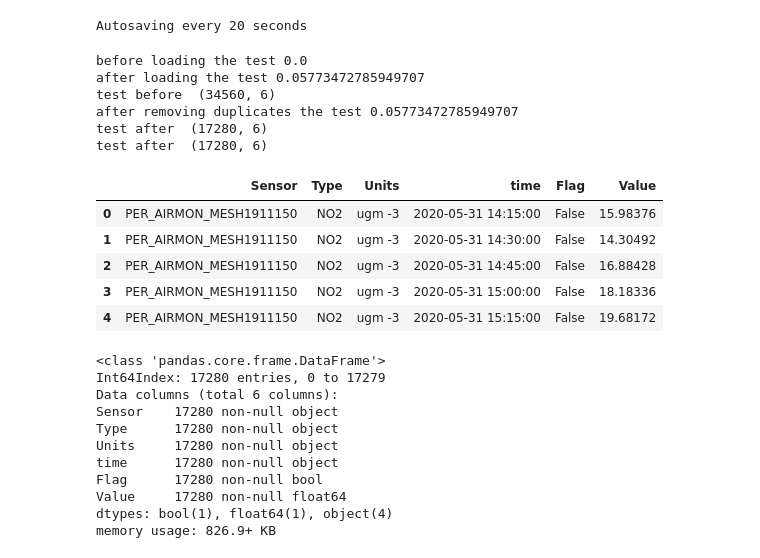
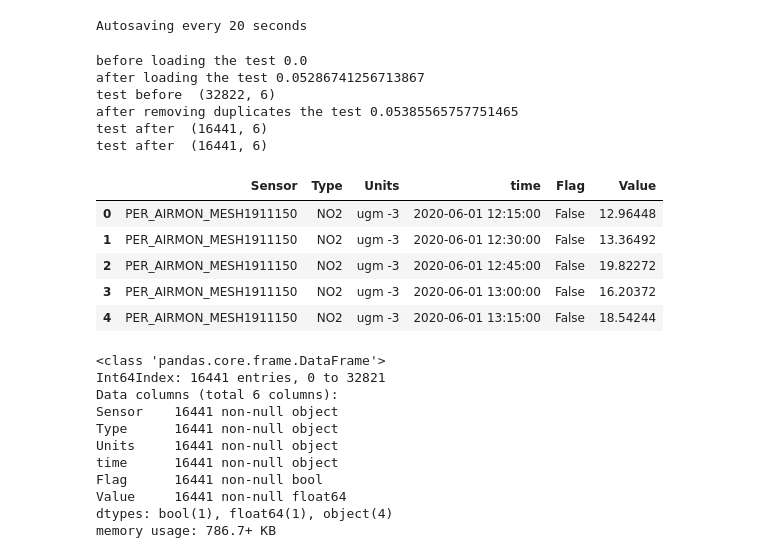
Before and after one commit to stanlypalathingal/MS-dissertaion-project, a Jupyter notebook: trial_data2/dataset_preparation.ipynb, the cells around one changed output. Cells and saved outputs as stored; diff of their text form; code cells hidden in the pictures.

```diff
--- a/trial_data2/dataset_preparation.ipynb
+++ b/trial_data2/dataset_preparation.ipynb
@@ -9,47 +9,47 @@ Autosaving every 20 seconds
 # %%
 # Loading new dataset to remove teh duplicates
 start=time.time()
 end=time.time()
 print("before loading the test",end-start)
-df_t=pd.read_csv("test.csv",delimiter=",",names=["Sensor","Type","Units","time","Flag","Value"])
+df_t=pd.read_csv("C:/Users/HP/OneDrive - Newcastle University/Dissertation/Data_sets/test.csv",delimiter=",",names=["Sensor","Type","Units","time","Flag","Value"])
 end=time.time()
 print("after loading the test",end-start)
 
 print("test before ",df_t.shape)
 # len(df_t.packet_no.unique())
 end=time.time()
 print("after removing duplicates the test",end-start)
 
 # df_t=df_t.drop(["packet_no","Key"],1)
 df_t=df_t.drop_duplicates()
 print("test after ",df_t.shape)
 
 df_t=df_t.drop_duplicates()
 print("test after ",df_t.shape)
 df_t.head(5)
 df_t.info()
 # %% [output]
 before loading the test 0.0
-after loading the test 0.05773472785949707
-test before  (34560, 6)
-after removing duplicates the test 0.05773472785949707
-test after  (17280, 6)
-test after  (17280, 6)
+after loading the test 0.05286741256713867
+test before  (32822, 6)
+after removing duplicates the test 0.05385565757751465
+test after  (16441, 6)
+test after  (16441, 6)
 |  | Sensor | Type | Units | time | Flag | Value |
-| 0 | PER_AIRMON_MESH1911150 | NO2 | ugm -3 | 2020-05-31 14:15:00 | False | 15.98376 |
-| 1 | PER_AIRMON_MESH1911150 | NO2 | ugm -3 | 2020-05-31 14:30:00 | False | 14.30492 |
-| 2 | PER_AIRMON_MESH1911150 | NO2 | ugm -3 | 2020-05-31 14:45:00 | False | 16.88428 |
-| 3 | PER_AIRMON_MESH1911150 | NO2 | ugm -3 | 2020-05-31 15:00:00 | False | 18.18336 |
-| 4 | PER_AIRMON_MESH1911150 | NO2 | ugm -3 | 2020-05-31 15:15:00 | False | 19.68172 |
+| 0 | PER_AIRMON_MESH1911150 | NO2 | ugm -3 | 2020-06-01 12:15:00 | False | 12.96448 |
+| 1 | PER_AIRMON_MESH1911150 | NO2 | ugm -3 | 2020-06-01 12:30:00 | False | 13.36492 |
+| 2 | PER_AIRMON_MESH1911150 | NO2 | ugm -3 | 2020-06-01 12:45:00 | False | 19.82272 |
+| 3 | PER_AIRMON_MESH1911150 | NO2 | ugm -3 | 2020-06-01 13:00:00 | False | 16.20372 |
+| 4 | PER_AIRMON_MESH1911150 | NO2 | ugm -3 | 2020-06-01 13:15:00 | False | 18.54244 |
 <class 'pandas.core.frame.DataFrame'>
-Int64Index: 17280 entries, 0 to 17279
+Int64Index: 16441 entries, 0 to 32821
 Data columns (total 6 columns):
-Sensor    17280 non-null object
-Type      17280 non-null object
-Units     17280 non-null object
-time      17280 non-null object
-Flag      17280 non-null bool
-Value     17280 non-null float64
+Sensor    16441 non-null object
+Type      16441 non-null object
+Units     16441 non-null object
+time      16441 non-null object
+Flag      16441 non-null bool
+Value     16441 non-null float64
 dtypes: bool(1), float64(1), object(4)
-memory usage: 826.9+ KB
+memory usage: 786.7+ KB
 # %%
```
Also changed, not shown: parts of 3 cells of this notebook, 9 other files.
